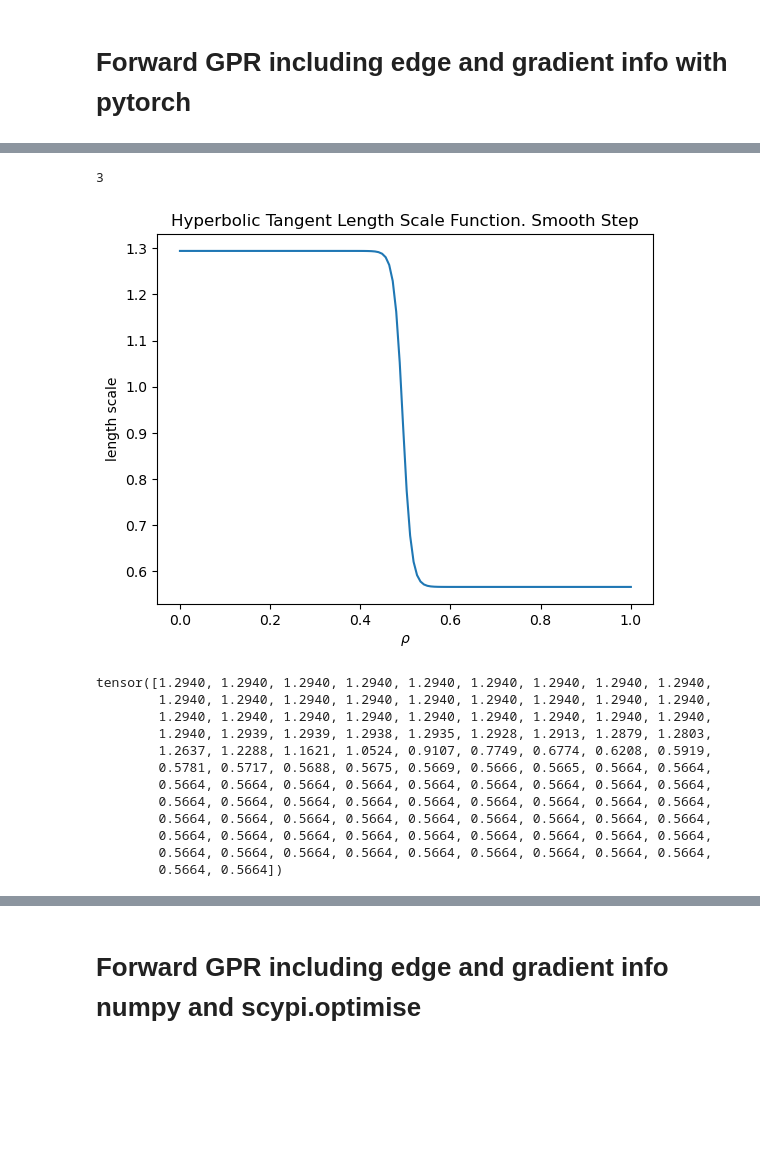
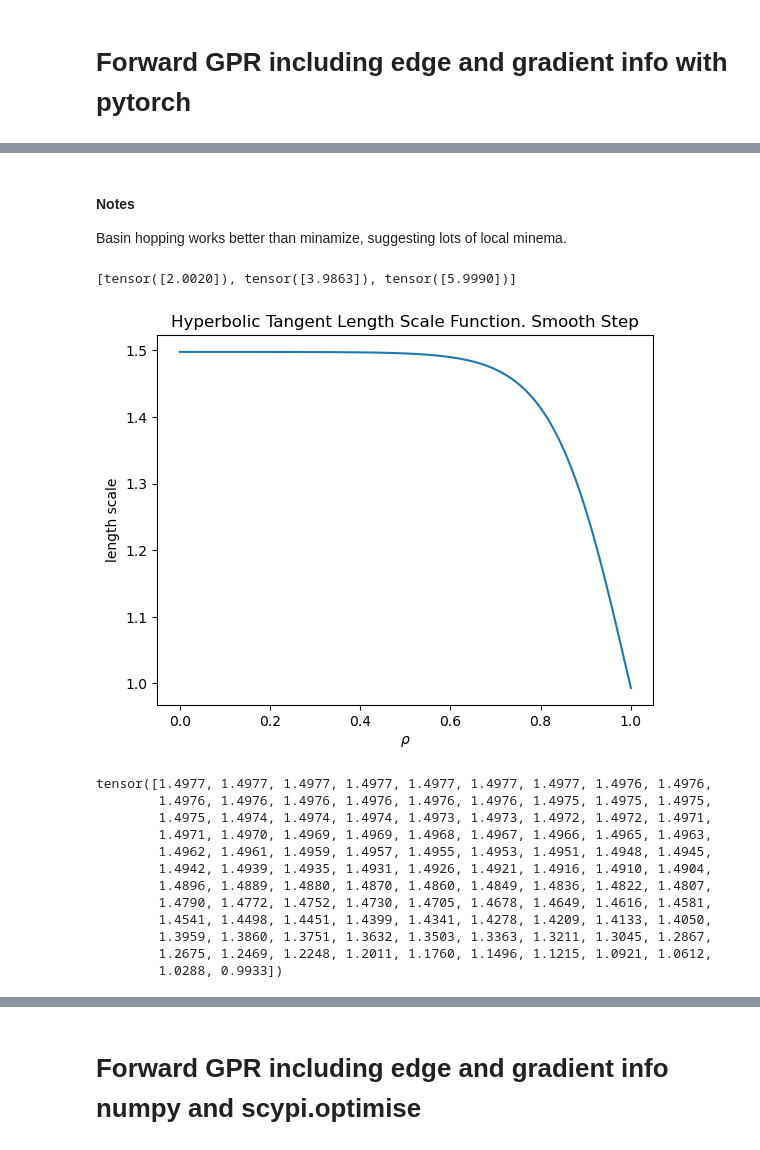
Before and after one commit to DanHarJor/Improving-Electron-Density-Profile-Inference-within-a-Tokamak-using-Bayesian-Techniques, a Jupyter notebook: RealEquillibriumInterferometry/SyntheticDataInterferometry.ipynb, the cells around one changed output, grey strips where cells are left out. Cells and saved outputs as stored; diff of their text form; code cells hidden in the pictures; blank space fills up the shorter version.

```diff
--- a/RealEquillibriumInterferometry/SyntheticDataInterferometry.ipynb
+++ b/RealEquillibriumInterferometry/SyntheticDataInterferometry.ipynb
@@ -63,7 +63,7 @@ The responce martix is applied to the NICE profile to generate ground truth data
 
 Some noise is added to the ground truth data to generate synthetic data.
 # %%
-EXP_ER = 0.03 #background noise order of magnitude
+EXP_ER = 0.5 #background noise order of magnitude
 interf_M = len(interf.channels.compressed()) #number of channels
 def data_gen(prof_1d, R):
     lid_true = R @ prof_1d
@@ -86,7 +86,10 @@ ax1.set_title('Electron density profile fitted by NICE')
 
 ax2.plot(interf.channels.compressed(), lid_true, label='Ground Truth')
 ax2.plot(interf.channels.compressed(), lid_data, label='Synthetic Data')
+
 ax2.plot(interf.channels.compressed(), interf.lid.compressed(), label='Actual WEST Data')
+ax2.fill_between(interf.channels.compressed(), interf.lid.compressed() - EXP_ER,
+                 interf.lid.compressed()+EXP_ER, color=(0,1,0,0.4))
 
 ax2.set_xticks(interf.channels.data)
 ax2.set_xlabel('channel')
@@ -251,6 +254,24 @@ elif STATIC==2:
 
 elif STATIC==3:
     import torch
+    def RandomKernelInit(NUM_RANDOM_SEARCHES, tensor):
+        half = torch.distributions.uniform.Uniform(0, 0.5)
+        full = torch.distributions.uniform.Uniform(0, 1)
+        amp_dist = torch.distributions.uniform.Uniform(0, 50)
+        kernel_params = []
+        for balls in range(NUM_RANDOM_SEARCHES):
+            amp = amp_dist.sample()
+            core_l = half.sample()
+            #ensure edge_l is smaller than core
+            edge_dist = torch.distributions.uniform.Uniform(0, core_l)
+            edge_l = edge_dist.sample()
+            transition_center = full.sample()
+            transition_width = half.sample()
+            kp = [amp,core_l,edge_l,transition_center,transition_width]
+            kernel_params.append(kp)
+        if not tensor:
+            kernel_params = [[kp_i.numpy() for kp_i in kp] for kp in kernel_params]
+        return kernel_params
     def HyperTan_l(rho, params, plot=False, tensor=False):
             core_l, edge_l, transition_center, transition_width = params[1:]
             if tensor:
@@ -265,6 +286,8 @@ elif STATIC==3:
                 plt.ylabel('length scale')
                 plt.show()
             return l
+    def Plot_l(rho,params, tensor):
+        HyperTan_l(rho, params, plot=True, tensor=tensor)
     def Kernel(rho1,rho2,params, tensor=False):
         l1 = HyperTan_l(rho1, params, plot=False, tensor=tensor)
         l2 = HyperTan_l(rho2, params, plot=False, tensor=tensor)
@@ -335,7 +358,8 @@ elif STATIC==3:
 
 #     initial_params = ([4.02307298, 0.82531148, 0.63734754, 1.24446601, 0.75722961])#origional core match
 #     initial_params = ([30.02307298, 0.82531148, 0.63734754, 1.24446601, 0.75722961])#altered core match
-
+    params_names = ['amp','core_l','edge_l','transition_center','transition_width']
+    suitable_params_range = [(0,100),(0,1),(0,1),(0,1)]
     initial_params = np.array([4, 0.91, 0.01, 0.9, 0.05])
     initial_params_list = list(initial_params)
     initial_params_dict = {'amp':torch.tensor([initial_params[0]]),'core_l':torch.tensor([initial_params[1]]), 'edge_l':initial_params[2],
@@ -796,23 +866,33 @@ RuntimeError: element 0 of tensors does not require grad and does not have a gra
+# %% [markdown]
+#### Notes
+Basin hopping works better than minamize, suggesting lots of local minema.
 # %%
-a = torch.tensor([1,2,3])
-print(len(a))
+a = torch.tensor([1]).float()
+b = torch.tensor([2]).float()
+c = torch.tensor([3]).float()
+
+d = [a,b,c]
+
+
+for i in range(len(d)): d[i] = d[i] + torch.normal(mean=d[i],std=0.01)
+d
 # %% [output]
-3
+[tensor([2.0020]), tensor([3.9863]), tensor([5.9990])]
 # %%
 # HyperTan_l(torch.from_numpy(rho_1d), interf.initial_params, plot=True, tensor=True)
-HyperTan_l(torch.from_numpy(rho_1d), interf.torch_fit_params, plot=True, tensor=True)
+HyperTan_l(torch.from_numpy(rho_1d), interf.torch_best_params, plot=True, tensor=True)
 # %% [output]
-[figure, old version]
+[figure, new version]
-tensor([1.2940, 1.2940, 1.2940, 1.2940, 1.2940, 1.2940, 1.2940, 1.2940, 1.2940,
-        1.2940, 1.2940, 1.2940, 1.2940, 1.2940, 1.2940, 1.2940, 1.2940, 1.2940,
-        1.2940, 1.2940, 1.2940, 1.2940, 1.2940, 1.2940, 1.2940, 1.2940, 1.2940,
-        1.2940, 1.2939, 1.2939, 1.2938, 1.2935, 1.2928, 1.2913, 1.2879, 1.2803,
-        1.2637, 1.2288, 1.1621, 1.0524, 0.9107, 0.7749, 0.6774, 0.6208, 0.5919,
-        0.5781, 0.5717, 0.5688, 0.5675, 0.5669, 0.5666, 0.5665, 0.5664, 0.5664,
-        0.5664, 0.5664, 0.5664, 0.5664, 0.5664, 0.5664, 0.5664, 0.5664, 0.5664,
-        0.5664, 0.5664, 0.5664, 0.5664, 0.5664, 0.5664, 0.5664, 0.5664, 0.5664,
-        0.5664, 0.5664, 0.5664, 0.5664, 0.5664, 0.5664, 0.5664, 0.5664, 0.5664,
-        0.5664, 0.5664, 0.5664, 0.5664, 0.5664, 0.5664, 0.5664, 0.5664, 0.5664,
-        0.5664, 0.5664, 0.5664, 0.5664, 0.5664, 0.5664, 0.5664, 0.5664, 0.5664,
-        0.5664, 0.5664])
+tensor([1.4977, 1.4977, 1.4977, 1.4977, 1.4977, 1.4977, 1.4977, 1.4976, 1.4976,
+        1.4976, 1.4976, 1.4976, 1.4976, 1.4976, 1.4976, 1.4975, 1.4975, 1.4975,
+        1.4975, 1.4974, 1.4974, 1.4974, 1.4973, 1.4973, 1.4972, 1.4972, 1.4971,
+        1.4971, 1.4970, 1.4969, 1.4969, 1.4968, 1.4967, 1.4966, 1.4965, 1.4963,
+        1.4962, 1.4961, 1.4959, 1.4957, 1.4955, 1.4953, 1.4951, 1.4948, 1.4945,
+        1.4942, 1.4939, 1.4935, 1.4931, 1.4926, 1.4921, 1.4916, 1.4910, 1.4904,
+        1.4896, 1.4889, 1.4880, 1.4870, 1.4860, 1.4849, 1.4836, 1.4822, 1.4807,
+        1.4790, 1.4772, 1.4752, 1.4730, 1.4705, 1.4678, 1.4649, 1.4616, 1.4581,
+        1.4541, 1.4498, 1.4451, 1.4399, 1.4341, 1.4278, 1.4209, 1.4133, 1.4050,
+        1.3959, 1.3860, 1.3751, 1.3632, 1.3503, 1.3363, 1.3211, 1.3045, 1.2867,
+        1.2675, 1.2469, 1.2248, 1.2011, 1.1760, 1.1496, 1.1215, 1.0921, 1.0612,
+        1.0288, 0.9933])
 # %%
```
Also changed, not shown: parts of 4 cells of this notebook.
